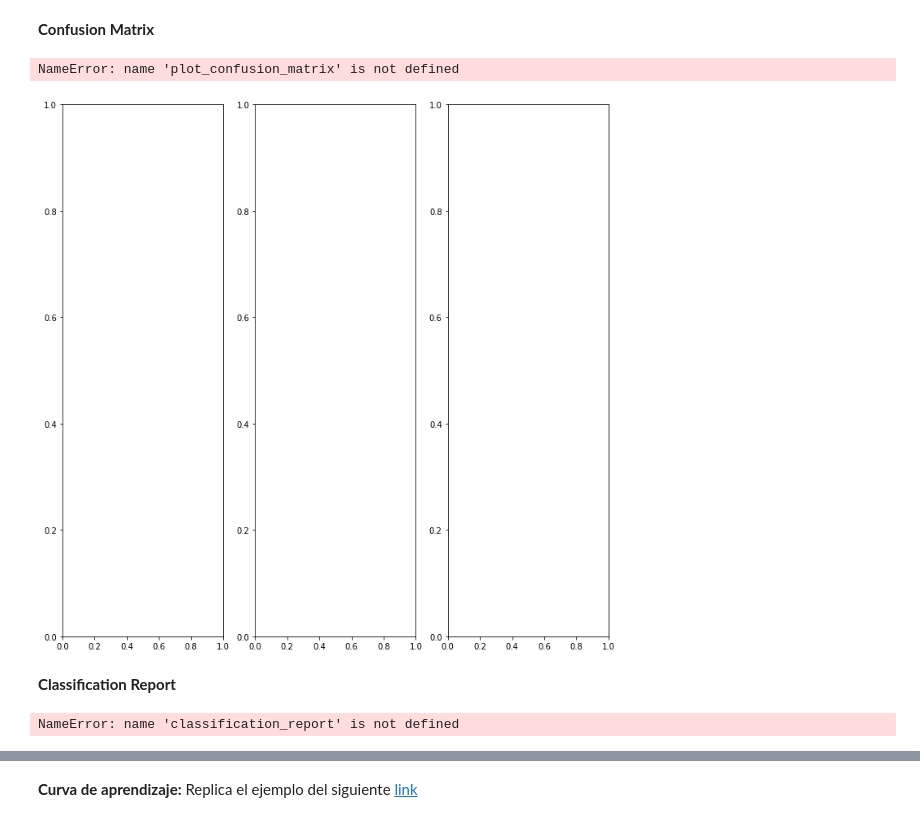
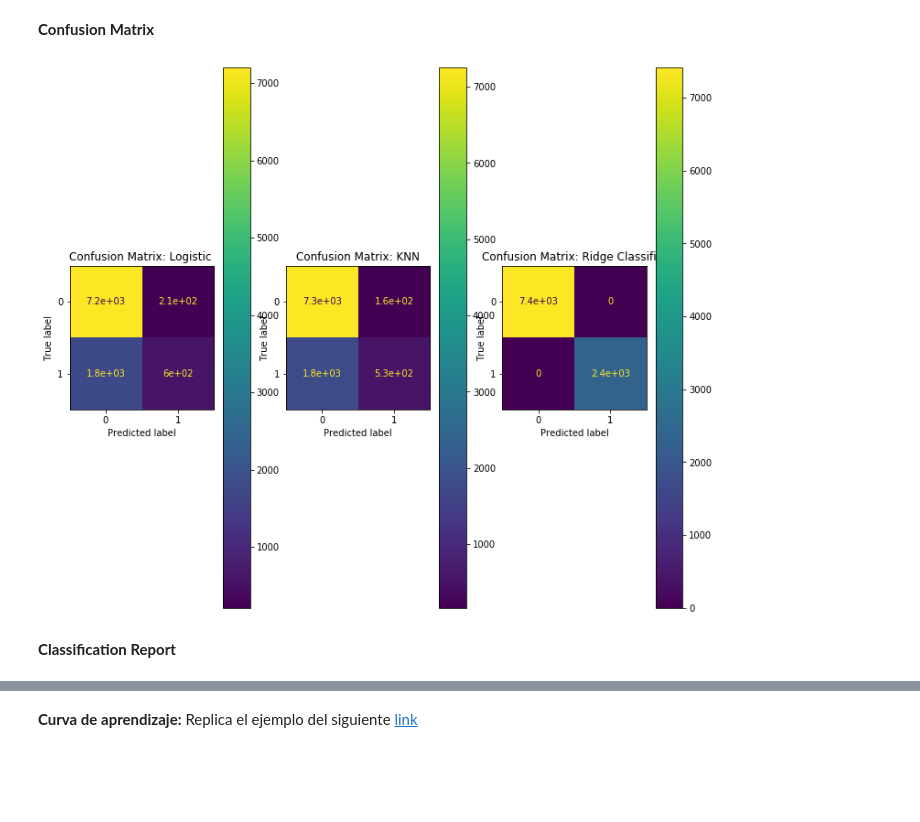
Before and after one commit to sofiaguarello/mat281_portfolio, a Jupyter notebook: m05_data_science/m05_final_project/m05_final_project.ipynb, the cells around one changed output, grey strips where cells are left out. Saved outputs shown, nothing was run; the diff lists cells and outputs as text; code cells hidden in the pictures; blank space fills up the shorter version.

```diff
--- a/m05_data_science/m05_final_project/m05_final_project.ipynb
+++ b/m05_data_science/m05_final_project/m05_final_project.ipynb
@@ -464,7 +466,7 @@ from sklearn.model_selection import GridSearchCV
 from sklearn.neighbors import KNeighborsClassifier
 # %%
 grid = {"n_neighbors": np.arange(1, 15)}
-knn=GridSearchCV(KNeighborsClassifier(),param_grid=grid, scoring='precision',cv=10)
+knn=GridSearchCV(KNeighborsClassifier(),param_grid=grid, scoring='precision',cv=5)
 knn.fit(X_train,y_train)
 knn.best_params_
 # %% [output]
@@ -491,8 +493,8 @@ Lo que hace el **Ridge Classifier** es convertir la variable target binaria en {
 # %%
 from sklearn.linear_model import RidgeClassifier
 # %%
-grid_ridge = {'alpha': np.arange(0, 5)}
-my_model=GridSearchCV(RidgeClassifier(),param_grid=grid_ridge, scoring='precision',cv=10)
+grid_ridge = {'alpha': np.arange(0, 5, 0.1)}
+my_model=GridSearchCV(RidgeClassifier(),param_grid=grid_ridge, scoring='precision',cv=5)
 my_model.fit(X_train,y_train)
 my_model.best_params_
 # %% [output]
@@ -529,22 +537,14 @@ El modelo que obtuvo mayor precision fue .... con una precision de ...
 # %%
 #aqui va best_params_??
 fig, ax = plt.subplots(nrows=1,ncols=3,figsize=(12, 12))
 plot_confusion_matrix(logistic,X_test,y_test,ax=ax[0])
 ax[0].set_title('Confusion Matrix: Logistic ')
-plot_confusion_matrix(knn,X_test,y_test,ax=ax[1])
+plot_confusion_matrix(knn.best_estimator_,X_test,y_test,ax=ax[1])
 ax[1].set_title('Confusion Matrix: KNN')
-plot_confusion_matrix(my_model,X_test,y_test,ax=ax[2])
-ax[2].set_title('Confusion Matrix: Ridge Regression')
+plot_confusion_matrix(my_model.best_estimator_,X_test,y_test,ax=ax[2])
+ax[2].set_title('Confusion Matrix: Ridge Classifier')
 plt.show(fig)
 # %% [output]
-NameError: name 'plot_confusion_matrix' is not defined
-[figure, old version]
+[figure, new version]
 # %% [markdown]
 **Classification Report**
-# %%
-#aqui va best_params_??
-print(classification_report(logistic, X_train, y_train, X_test, y_test, classes=classes, support=True))
-print(classification_report(knn.best_estimator_, X_train, y_train, X_test, y_test, classes=classes, support=True))
-print(classification_report(my_model.best_estimator_, X_train, y_train, X_test, y_test, classes=classes, support=True))
-# %% [output]
-NameError: name 'classification_report' is not defined
```
Also changed, not shown: parts of 18 cells of this notebook.
